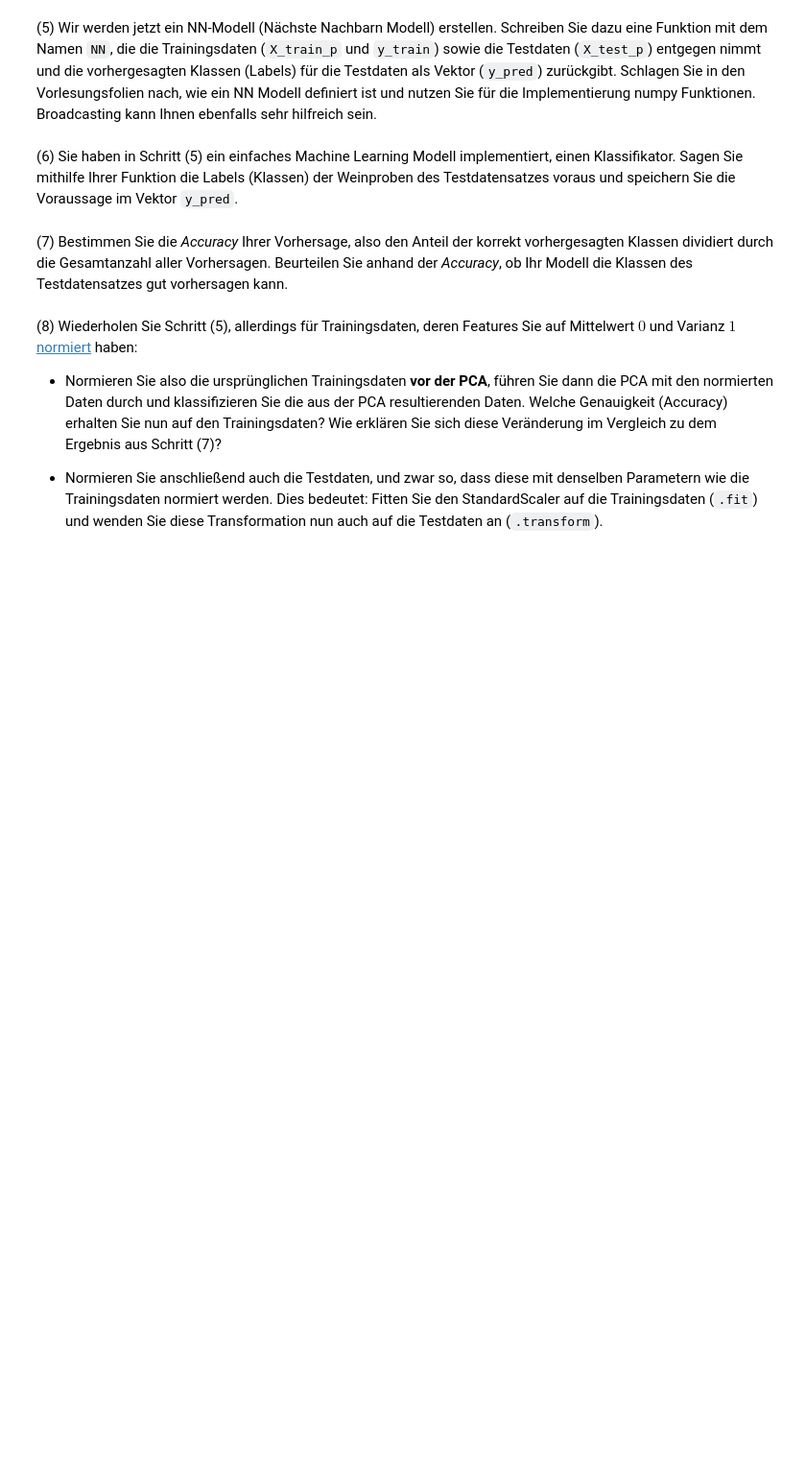
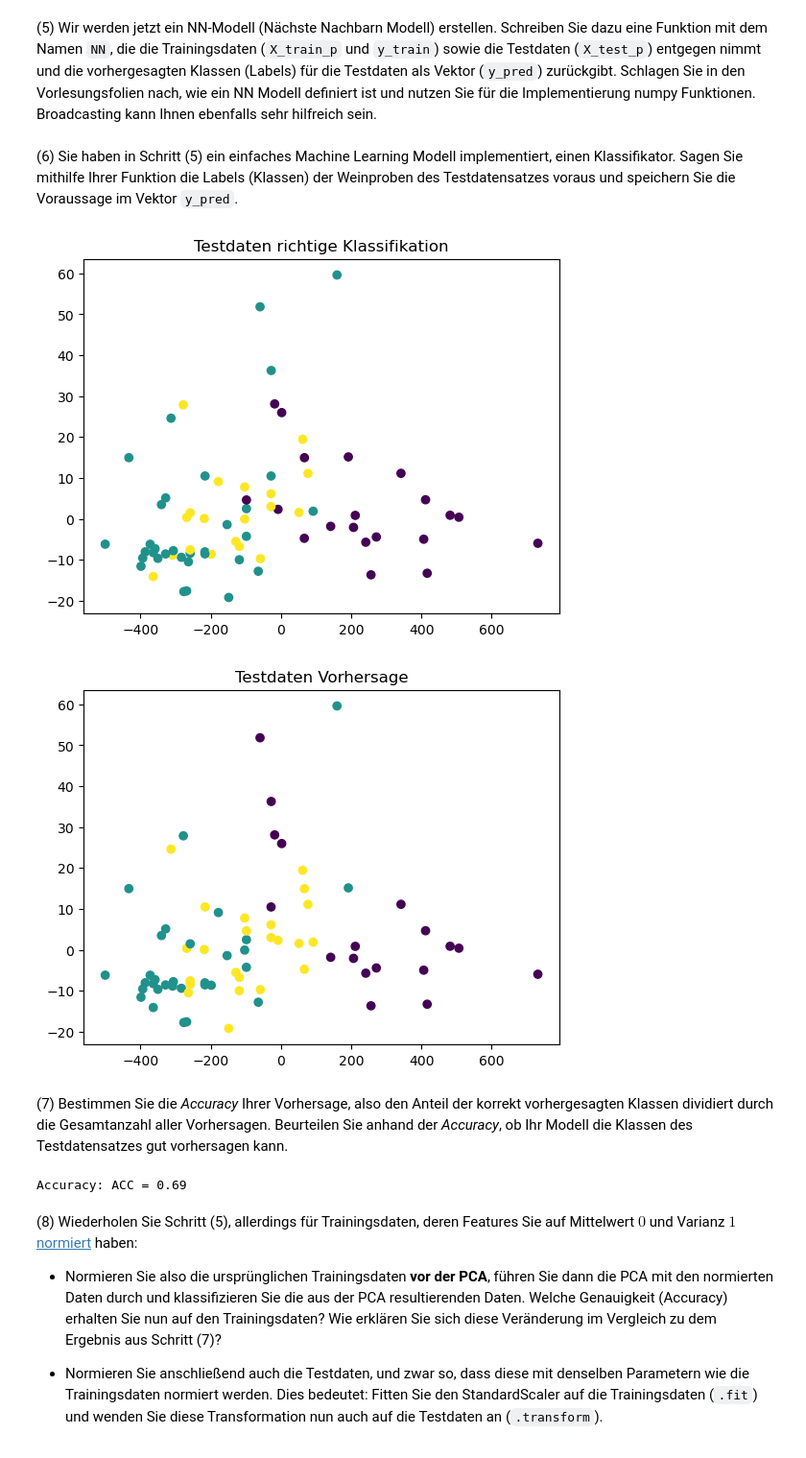
Before and after one commit to cortex359/ds.ss24, a Jupyter notebook: u12/Uebung-12.ipynb, the cells around one changed output. Shown at 96% size. Saved outputs shown, nothing was run; the diff lists cells and outputs as text; code cells hidden in the pictures; blank space fills up the shorter version.

```diff
--- a/u12/Uebung-12.ipynb
+++ b/u12/Uebung-12.ipynb
@@ -43,16 +43,19 @@ from scipy.stats import zscore
 from sklearn.model_selection import train_test_split
 
 # import data
-column_names = ['Class label', 'Alcohol', 'Malic acid', 'Ash', 'Alcalinity of ash', 'Magnesium', 'Total phenols', 'Flavanoids',
-                'Nonflavanoid phenols', 'Proanthocyanins', 'Color intensity', 'Hue', 'OD280/OD315 of diluted wines', 'Proline']
-df = pd.read_csv('https://archive.ics.uci.edu/ml/machine-learning-databases/wine/wine.data', header=None)
+column_names = ['Class label', 'Alcohol', 'Malic acid', 'Ash', 'Alcalinity of ash', 'Magnesium',
+                'Total phenols', 'Flavanoids',
+                'Nonflavanoid phenols', 'Proanthocyanins', 'Color intensity', 'Hue',
+                'OD280/OD315 of diluted wines', 'Proline']
+df = pd.read_csv('https://archive.ics.uci.edu/ml/machine-learning-databases/wine/wine.data',
+                 header=None)
 df.columns = column_names
 
 # preprocess data
 X, y = df.iloc[:, 1:].values, df.iloc[:, 0].values
 
 X_train, X_test, y_train, y_test = train_test_split(
-        X, y, test_size=0.4, random_state=10)
+    X, y, test_size=0.4, random_state=10)
 
 # apply PCA
 pca = PCA(n_components=2)
@@ -130,20 +133,40 @@ plt.show()
 (5) Wir werden jetzt ein NN-Modell (Nächste Nachbarn Modell) erstellen. Schreiben Sie dazu eine Funktion mit dem Namen `NN`, die die Trainingsdaten (`X_train_p` und `y_train`) sowie die Testdaten (`X_test_p`) entgegen nimmt und die vorhergesagten Klassen (Labels) für die Testdaten als Vektor (`y_pred`) zurückgibt. Schlagen Sie in den Vorlesungsfolien nach, wie ein NN Modell definiert ist und nutzen Sie für die Implementierung numpy Funktionen. Broadcasting kann Ihnen ebenfalls sehr hilfreich sein.
 # %%
 def NN(x_train, y_train, x_test):
+  y_pred = np.zeros(x_test.shape[0])
+  for i in range(x_test.shape[0]):
+    distances = np.linalg.norm(x_train - x_test[i], axis=1)
+    y_pred[i] = y_train[np.argmin(distances)]
 
-  y_pred = np.zeros(x_test.shape[0])
-  for testpoint in x_test:
-    distance = np.linalg.norm(x_train-testpoint) # Vektor aus Distanzen, hoffe ich
-    # Euklidische Distanz zu jeden train-Punkt berechnen. np.linalg.norm(a-b)
-    # Punkt mit kleinster Distanz nehmen
-    # dessen y-Label verwenden und setzen
-
-  y_pred = x_test
   return y_pred
 # %% [markdown]
 (6) Sie haben in Schritt (5) ein einfaches Machine Learning Modell implementiert, einen Klassifikator. Sagen Sie mithilfe Ihrer Funktion die Labels (Klassen) der Weinproben des Testdatensatzes voraus und speichern Sie die Voraussage im Vektor `y_pred`.
+# %%
+y_pred = NN(X_train_p, y_train, X_test_p)
+
+plt.scatter(X_test_p[:, 0], X_test_p[:, 1], c=y_test)
+plt.title("Testdaten richtige Klassifikation")
+plt.show()
+
+plt.scatter(X_test_p[:, 0], X_test_p[:, 1], c=y_pred)
+plt.title("Testdaten Vorhersage")
+plt.show()
+# %% [output]
+[figure, added]
+[figure, added]
 # %% [markdown]
 (7) Bestimmen Sie die *Accuracy* Ihrer Vorhersage, also den Anteil der korrekt vorhergesagten Klassen dividiert durch die Gesamtanzahl aller Vorhersagen. Beurteilen Sie anhand der *Accuracy*, ob Ihr Modell die Klassen des Testdatensatzes gut vorhersagen kann.
+# %%
+def calculateAccuracy(y_pred):
+  N = y_pred.shape[0]
+  TP = np.sum(y_pred == y_test)
+  return TP / N
+
+
+ACC = calculateAccuracy(y_pred)
+print(f"Accuracy: ACC = {ACC:.2f}")
+# %% [output]
+Accuracy: ACC = 0.69
 # %% [markdown]
 (8) Wiederholen Sie Schritt (5), allerdings für Trainingsdaten, deren Features Sie auf Mittelwert $0$ und Varianz $1$ [normiert](https://scikit-learn.org/stable/modules/generated/sklearn.preprocessing.StandardScaler.html) haben:
 
```
Also changed, not shown: parts of 4 cells of this notebook.
